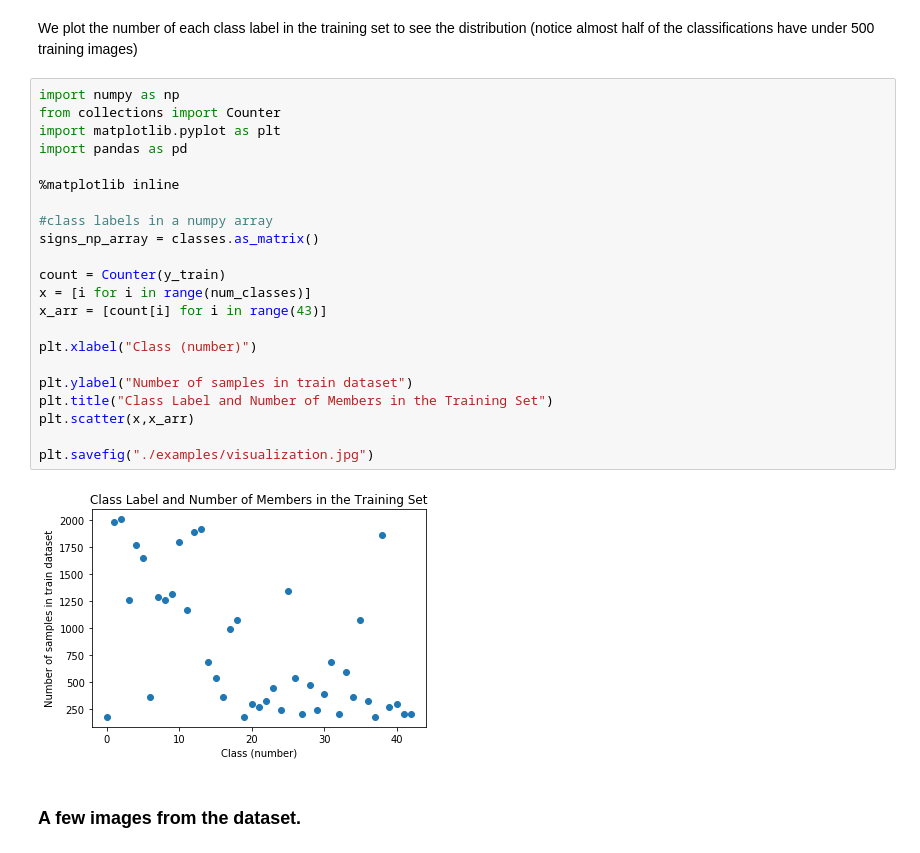
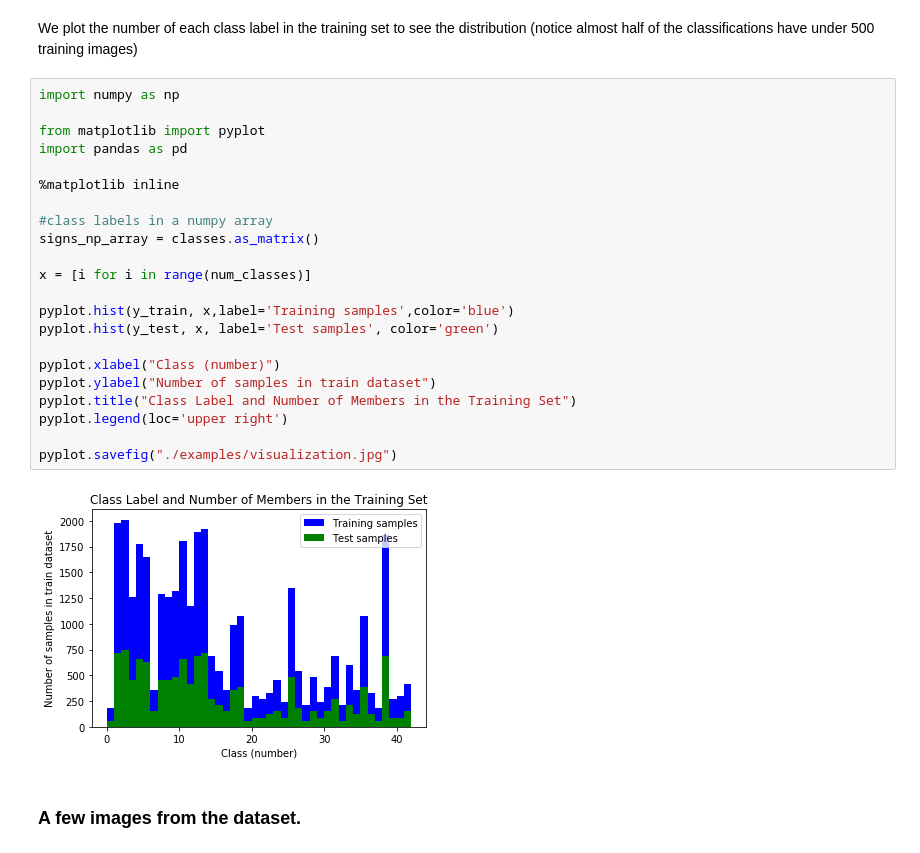
Before and after one commit to leclair-7/Traffic-Signs-Classifier, a Jupyter notebook: Traffic-Signs-Classifier.ipynb, the cells around one changed output. Cells and saved outputs as stored; diff of their text form.

```diff
--- a/Traffic-Signs-Classifier.ipynb
+++ b/Traffic-Signs-Classifier.ipynb
@@ -63,28 +63,28 @@ We plot the number of each class label in the training set to see the distributi
 (notice almost half of the classifications have under 500 training images)
 # %%
 import numpy as np
-from collections import Counter
-import matplotlib.pyplot as plt
+
+from matplotlib import pyplot
 import pandas as pd
 
 %matplotlib inline
 
 #class labels in a numpy array
 signs_np_array = classes.as_matrix()
 
-count = Counter(y_train)
 x = [i for i in range(num_classes)]
-x_arr = [count[i] for i in range(43)]
 
-plt.xlabel("Class (number)")
+pyplot.hist(y_train, x,label='Training samples',color='blue')
+pyplot.hist(y_test, x, label='Test samples', color='green')
 
-plt.ylabel("Number of samples in train dataset")
-plt.title("Class Label and Number of Members in the Training Set")
-plt.scatter(x,x_arr)
+pyplot.xlabel("Class (number)")
+pyplot.ylabel("Number of samples in train dataset")
+pyplot.title("Class Label and Number of Members in the Training Set")
+pyplot.legend(loc='upper right')
 
-plt.savefig("./examples/visualization.jpg")
+pyplot.savefig("./examples/visualization.jpg")
 # %% [output]
-[figure, old version]
+[figure, new version]
 # %% [markdown]
 ### A few images from the dataset.
 # %%
```
Also changed, not shown: parts of 2 cells of this notebook, 1 other file.
